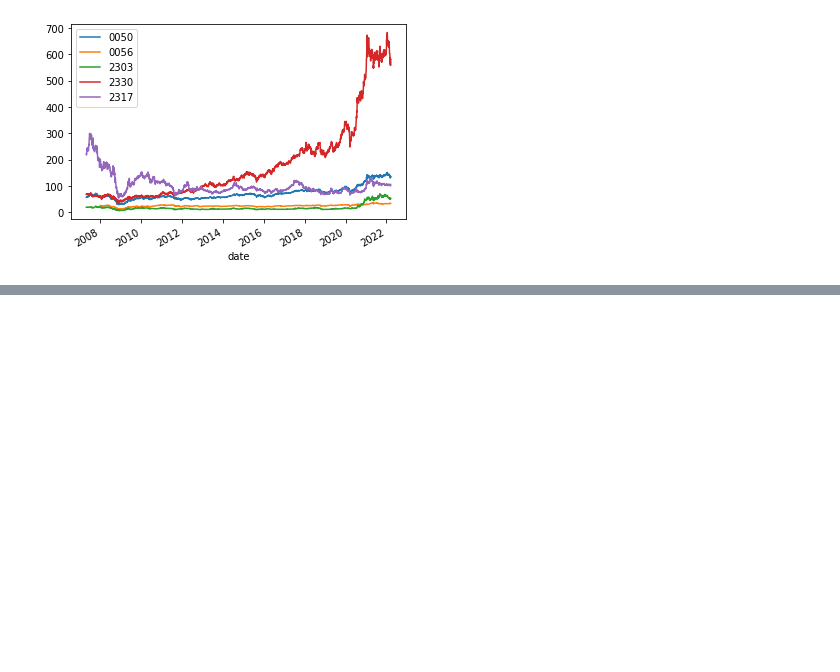
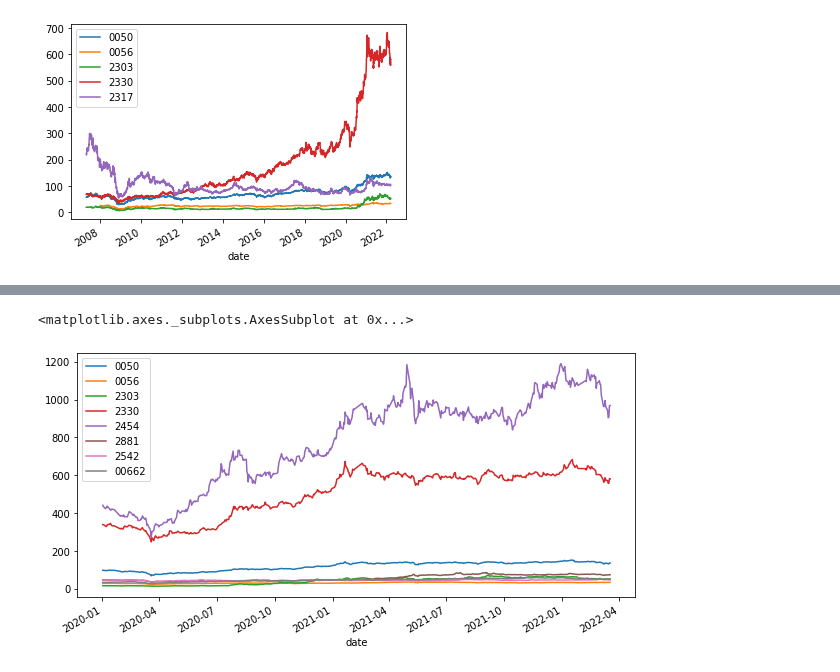
Before and after one commit to tewei0328/teach-visulization, a Jupyter notebook: viz1_datareader_finlab.ipynb, the cells around one changed output, grey strips where cells are left out. Saved outputs shown, nothing was run; the diff lists cells and outputs as text; code cells hidden in the pictures; blank space fills up the shorter version.

```diff
--- a/viz1_datareader_finlab.ipynb
+++ b/viz1_datareader_finlab.ipynb
@@ -46,0 +64,2 @@ df[['0050','0056','2303','2330','2317']].plot()
+# %%
+df1=df[stocks].dropna()
@@ -46,0 +76,7 @@ df[['0050','0056','2303','2330','2317']].plot()
+# %%
+df2=df1['2020-01-01':'2022-03-20']
+# %%
+df2.plot(figsize=(10,5))
+# %% [output]
+<matplotlib.axes._subplots.AxesSubplot at 0x...>
+[figure, added]
```
Also changed, not shown: parts of 10 cells of this notebook.
